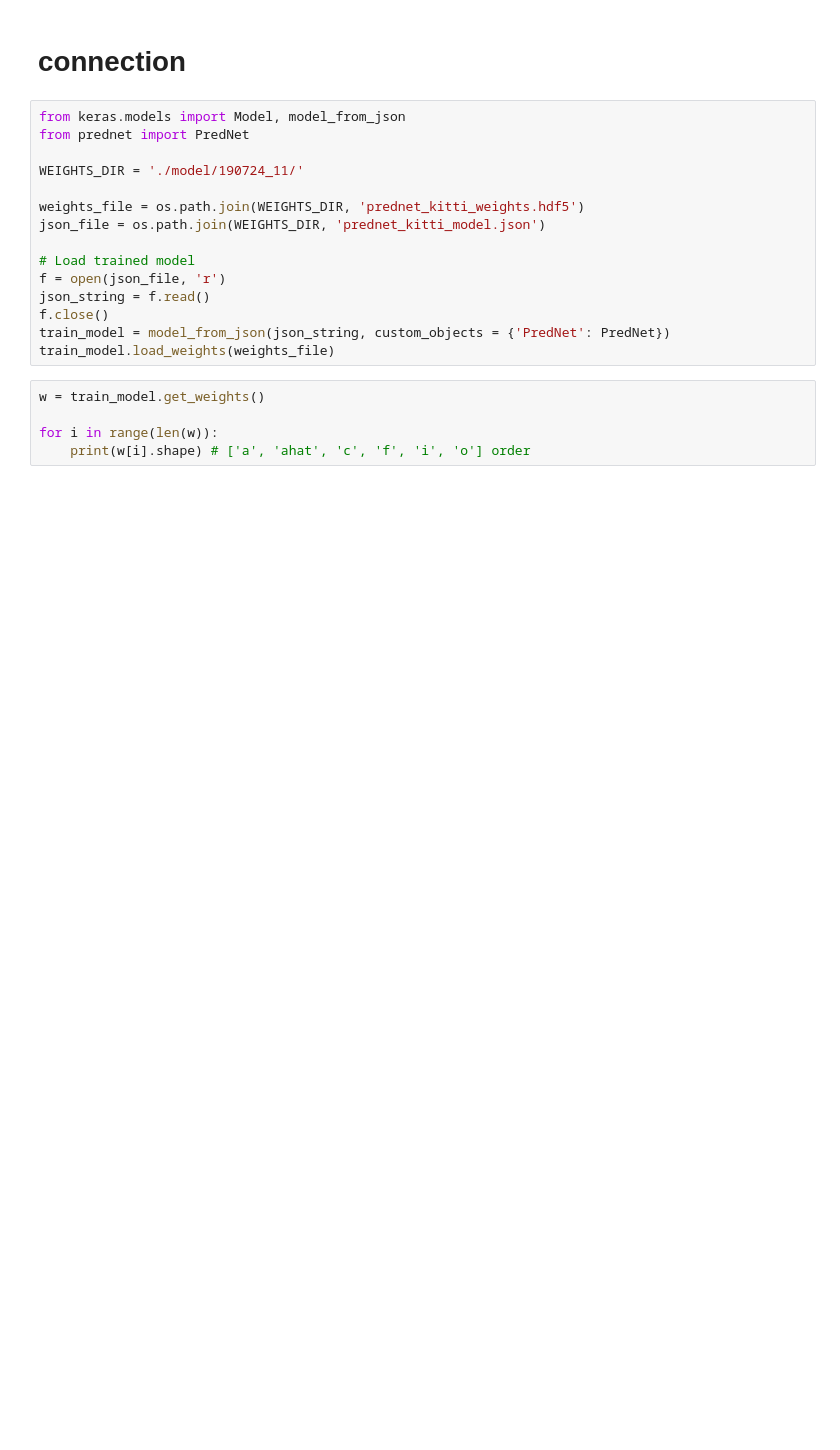
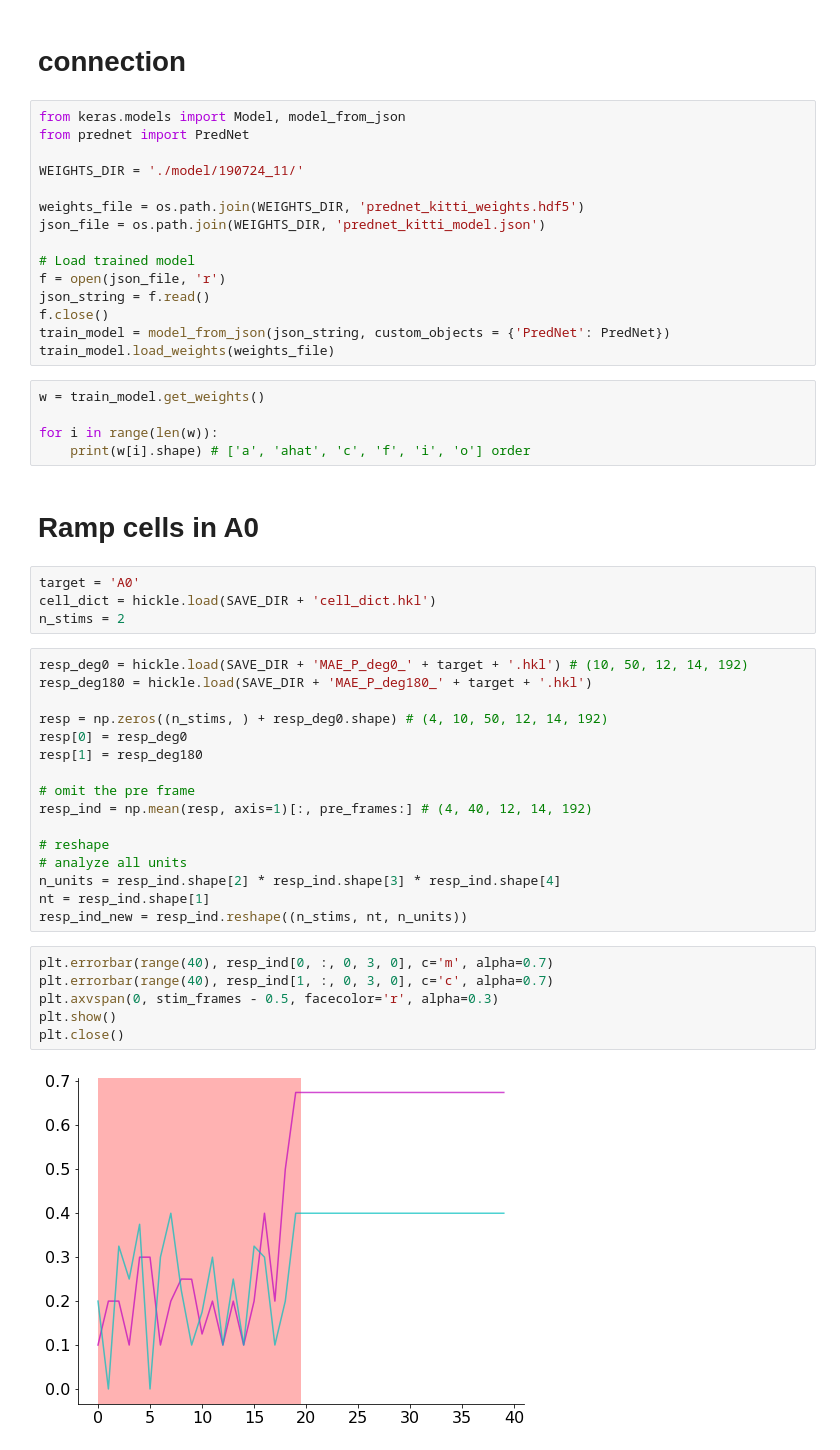
Before and after one commit to ukky17/prednet, a Jupyter notebook: classify.ipynb, the cells around one changed output. Drawn from its saved outputs; the diff is of its cells as text; blank space fills up the shorter version.

```diff
--- a/classify.ipynb
+++ b/classify.ipynb
@@ -260,3 +283,33 @@ w = train_model.get_weights()
 
 for i in range(len(w)):
     print(w[i].shape) # ['a', 'ahat', 'c', 'f', 'i', 'o'] order
+# %% [markdown]
+# Ramp cells in A0
+# %%
+target = 'A0'
+cell_dict = hickle.load(SAVE_DIR + 'cell_dict.hkl')
+n_stims = 2
+# %%
+resp_deg0 = hickle.load(SAVE_DIR + 'MAE_P_deg0_' + target + '.hkl') # (10, 50, 12, 14, 192)
+resp_deg180 = hickle.load(SAVE_DIR + 'MAE_P_deg180_' + target + '.hkl')
+
+resp = np.zeros((n_stims, ) + resp_deg0.shape) # (4, 10, 50, 12, 14, 192)
+resp[0] = resp_deg0
+resp[1] = resp_deg180
+
+# omit the pre frame
+resp_ind = np.mean(resp, axis=1)[:, pre_frames:] # (4, 40, 12, 14, 192)
+
+# reshape
+# analyze all units
+n_units = resp_ind.shape[2] * resp_ind.shape[3] * resp_ind.shape[4]
+nt = resp_ind.shape[1]
+resp_ind_new = resp_ind.reshape((n_stims, nt, n_units))
+# %%
+plt.errorbar(range(40), resp_ind[0, :, 0, 3, 0], c='m', alpha=0.7)
+plt.errorbar(range(40), resp_ind[1, :, 0, 3, 0], c='c', alpha=0.7)
+plt.axvspan(0, stim_frames - 0.5, facecolor='r', alpha=0.3)
+plt.show()
+plt.close()
+# %% [output]
+[figure, added]
```
Also changed, not shown: parts of 13 cells of this notebook, 2 other files.
